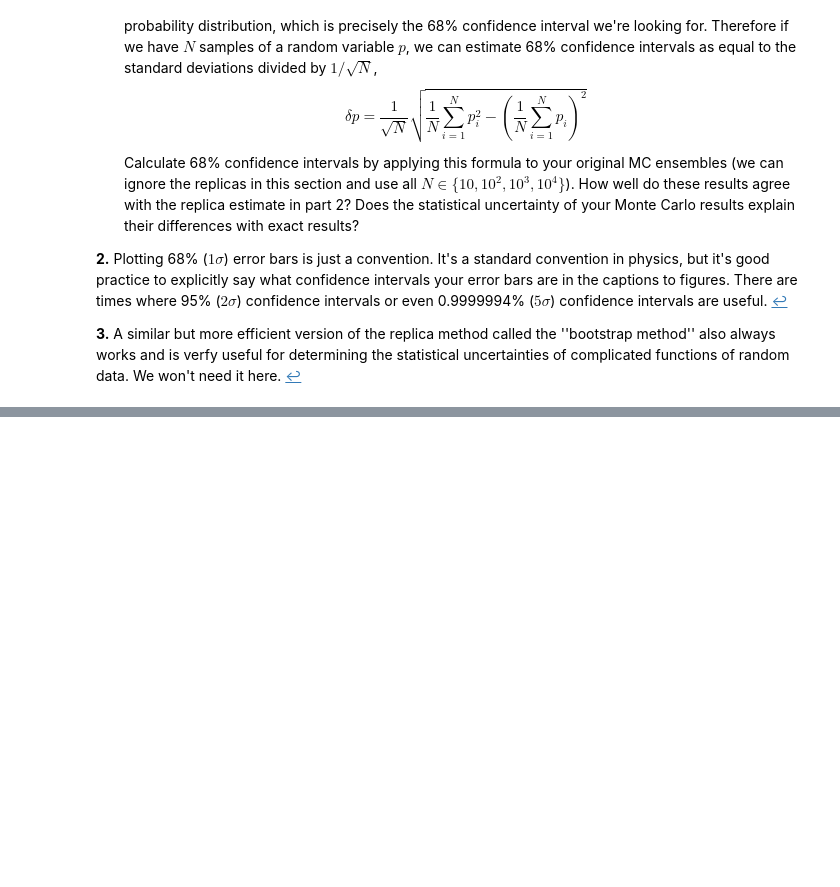
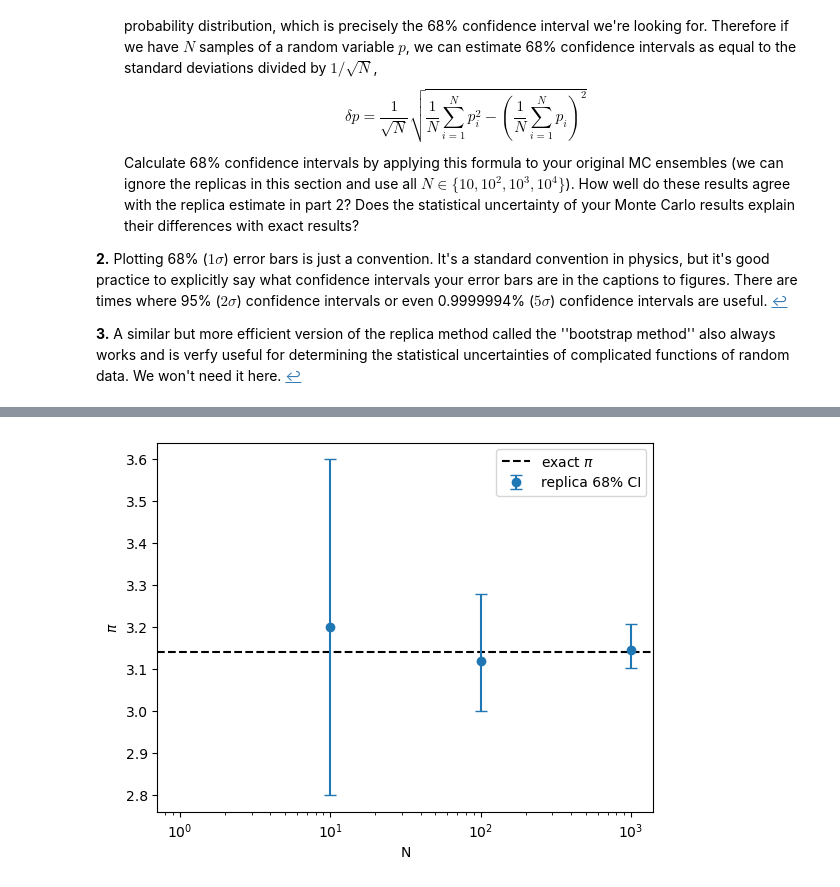
Before and after one commit to hershsingh/qcipu-labs-2026-student, a Jupyter notebook: week-1/04_pi_with_monte_carlo.ipynb, the cells around one changed output, grey strips where cells are left out. Saved outputs shown, nothing was run; the diff lists cells and outputs as text; code cells hidden in the pictures; blank space fills up the shorter version.

```diff
--- a/week-1/04_pi_with_monte_carlo.ipynb
+++ b/week-1/04_pi_with_monte_carlo.ipynb
@@ -87,6 +112,22 @@ N_list = [10, 100, 1000, 10000]
 # %%
 # Exercise 2 — 68% confidence intervals from the replica method.
-# your code here
-???
+N_rep = 30
+N_list2 = [10, 100, 1000]
+mid, lo, hi = [], [], []
+for N in N_list2:
+    reps = [4 * draw_circle(N, makeplot=False) / N for _ in range(N_rep)]
+    mid.append(np.median(reps))
+    lo.append(np.quantile(reps, 1/6))   # ~16th percentile
+    hi.append(np.quantile(reps, 5/6))   # ~84th percentile
+mid = np.array(mid)
+yerr = [mid - np.array(lo), np.array(hi) - mid]   # asymmetric 68% interval
+
+fig, ax = plt.subplots()
+ax.set_xscale("log"); ax.set_xlabel("N"); ax.set_ylabel(r"$\pi$")
+ax.axhline(np.pi, color="k", ls="--", label=r"exact $\pi$")
+ax.errorbar(N_list2, mid, yerr=yerr, fmt="o", capsize=4, label="replica 68% CI")
+ax.legend(); plt.show()
+# %% [output]
+[figure, added]
 # %%
 # Exercise 3 — 68% confidence intervals from the Central Limit Theorem.
```
Also changed, not shown: parts of 4 cells of this notebook, 1 other file.
